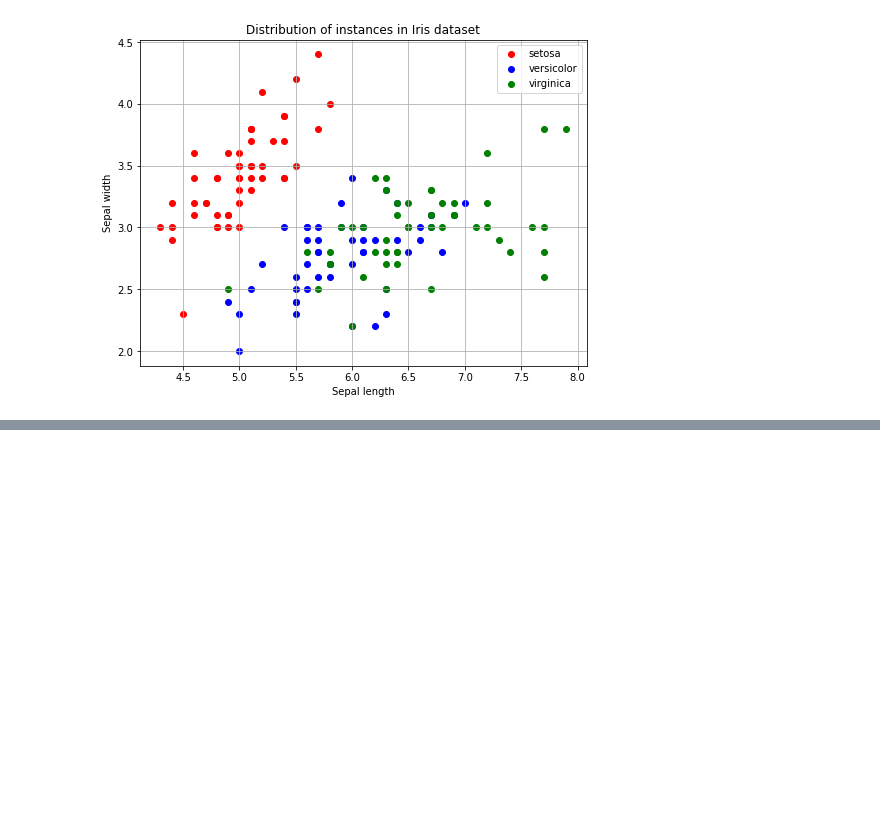
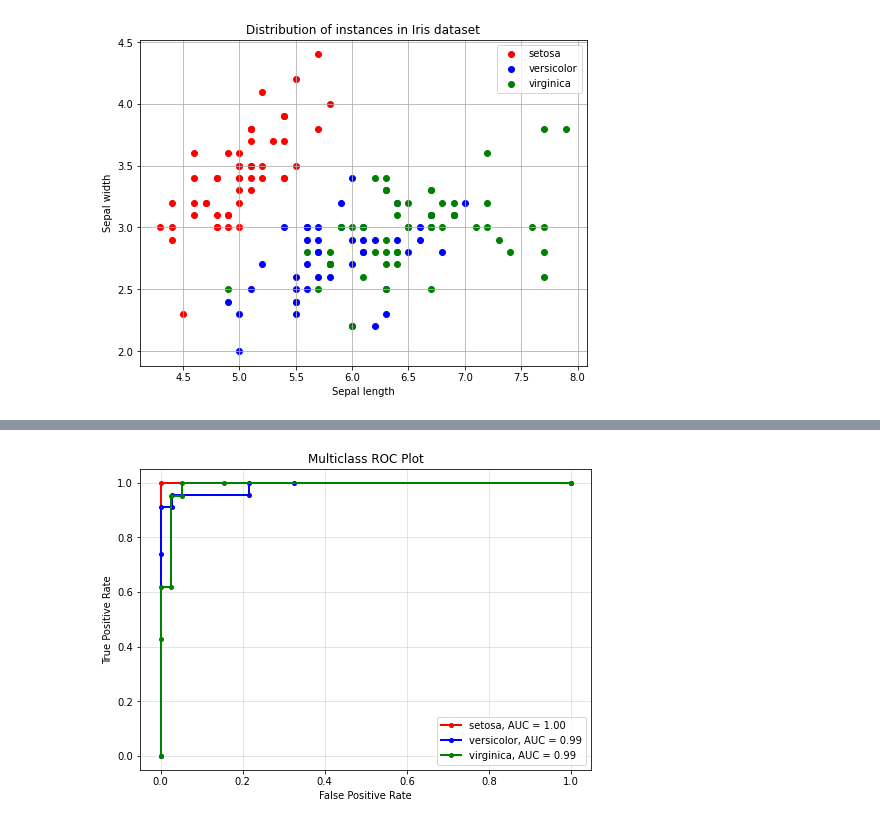
Before and after one commit to PietroPettinato/AAUT, a Jupyter notebook: 2 - KNN/2 - KNN - classification_iris_knn_aa_21_22.ipynb, the cells around one changed output, grey strips where cells are left out. Drawn from its saved outputs; the diff is of its cells as text; code cells hidden in the pictures; blank space fills up the shorter version.

```diff
--- a/2 - KNN/2 - KNN - classification_iris_knn_aa_21_22.ipynb
+++ b/2 - KNN/2 - KNN - classification_iris_knn_aa_21_22.ipynb
@@ -317,0 +324,40 @@ plt.show()
+# %%
+from sklearn.metrics import roc_curve, roc_auc_score, auc
+
+X_train, X_test, y_train, y_test = train_test_split(iris.data, iris.target, test_size=0.4, random_state=0)
+
+# train the classifier using the best number of neighbors found before (k=7)
+n_neighbors = 7
+clf_knn = neighbors.KNeighborsClassifier(n_neighbors, weights='distance')
+clf_knn.fit(X_train, y_train)
+
+# take the probabilities of each class
+y_score = clf_knn.predict_proba(X_test)
+
+# calculate fpr and tpr using one-vs-rest approach
+fpr0, tpr0, _ = roc_curve(y_test, y_score[:,0], pos_label=0)
+fpr1, tpr1, _ = roc_curve(y_test, y_score[:,1], pos_label=1)
+fpr2, tpr2, _ = roc_curve(y_test, y_score[:,2], pos_label=2)
+
+# compute also AUC
+roc_auc0 = auc(fpr0, tpr0)
+roc_auc1 = auc(fpr1, tpr1)
+roc_auc2 = auc(fpr2, tpr2)
+# print(roc_auc0, roc_auc1, roc_auc2)
+# %%
+fig= plt.figure(figsize=(10,7), constrained_layout=True)
+
+gs = fig.add_gridspec(3,3)
+main_ax = fig.add_subplot(gs[:2,0:2])
+
+main_ax.plot(fpr0, tpr0,  marker='o', markersize=4, linewidth=2, c='r', label = 'setosa, AUC = %0.2f' % roc_auc0)
+main_ax.plot(fpr1, tpr1,  marker='o', markersize=4, linewidth=2, c='b', label = 'versicolor, AUC = %0.2f' % roc_auc1)
+main_ax.plot(fpr2, tpr2,  marker='o', markersize=4, linewidth=2, c='g', label = 'virginica, AUC = %0.2f' % roc_auc2)
+
+main_ax.set_xlabel('False Positive Rate')
+main_ax.set_ylabel('True Positive Rate')
+main_ax.set_title('Multiclass ROC Plot')
+main_ax.grid(True, alpha=0.4)
+main_ax.legend();
+# %% [output]
+[figure, added]
```
Also changed, not shown: parts of 9 cells of this notebook, 1 other file.
